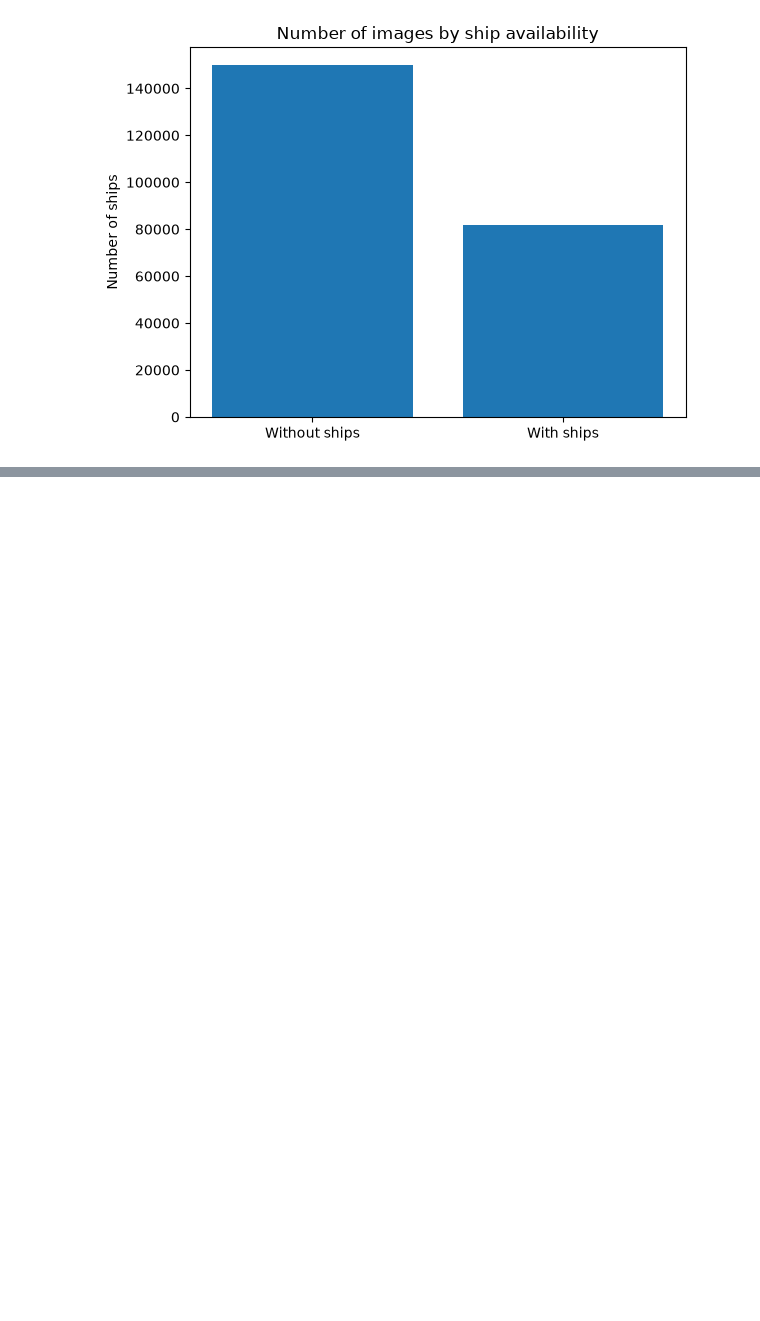
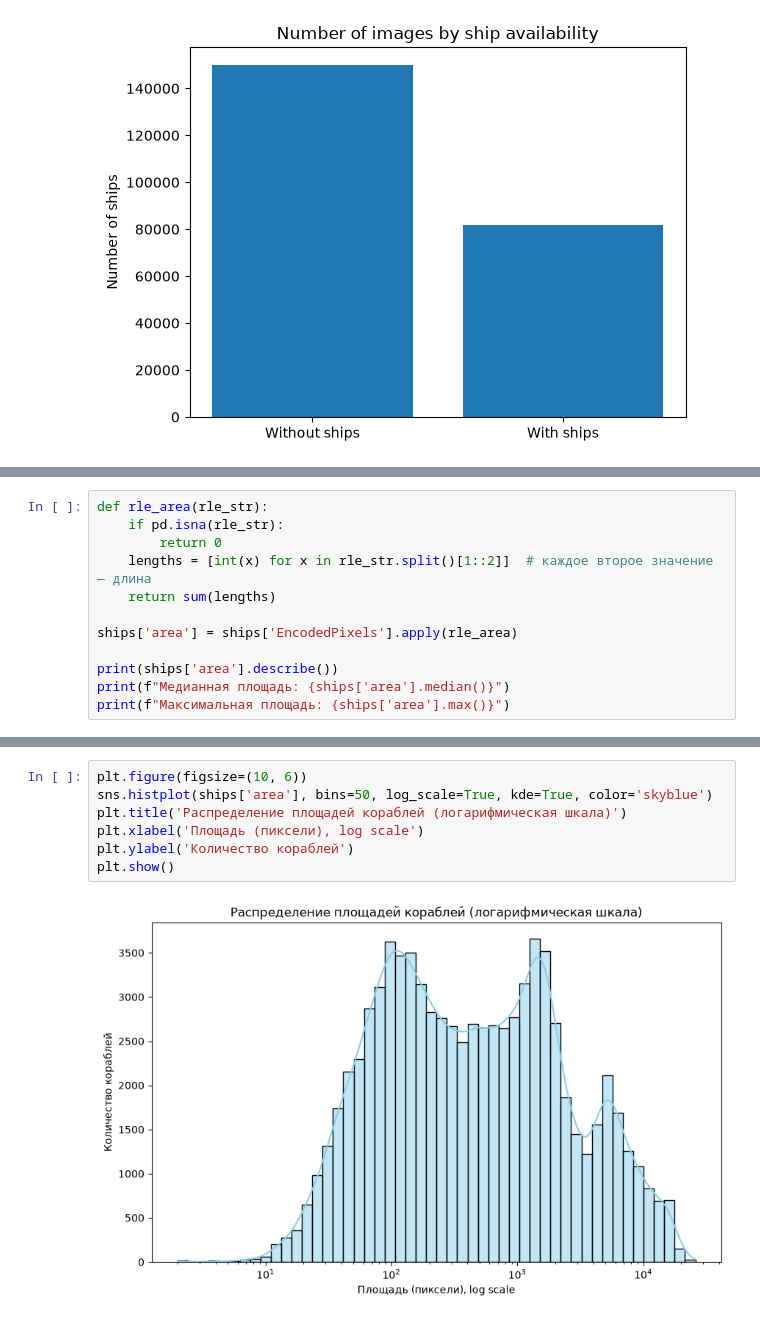
Before and after one commit to Klimentij-Kvl/ship-detection, a Jupyter notebook: notebooks/eda.ipynb, the cells around one changed output, grey strips where cells are left out. Cells and saved outputs as stored; diff of their text form; blank space fills up the shorter version.

```diff
--- a/notebooks/eda.ipynb
+++ b/notebooks/eda.ipynb
@@ -26,0 +73,12 @@ plt.show()
+# %%
+def rle_area(rle_str):
+    if pd.isna(rle_str):
+        return 0
+    lengths = [int(x) for x in rle_str.split()[1::2]]  # каждое второе значение — длина
+    return sum(lengths)
+
+ships['area'] = ships['EncodedPixels'].apply(rle_area)
+
+print(ships['area'].describe())
+print(f"Медианная площадь: {ships['area'].median()}")
+print(f"Максимальная площадь: {ships['area'].max()}")
@@ -26,0 +97,9 @@ plt.show()
+# %%
+plt.figure(figsize=(10, 6))
+sns.histplot(ships['area'], bins=50, log_scale=True, kde=True, color='skyblue')
+plt.title('Распределение площадей кораблей (логарифмическая шкала)')
+plt.xlabel('Площадь (пиксели), log scale')
+plt.ylabel('Количество кораблей')
+plt.show()
+# %% [output]
+[figure, added]
```
Also changed, not shown: parts of 10 cells of this notebook.
